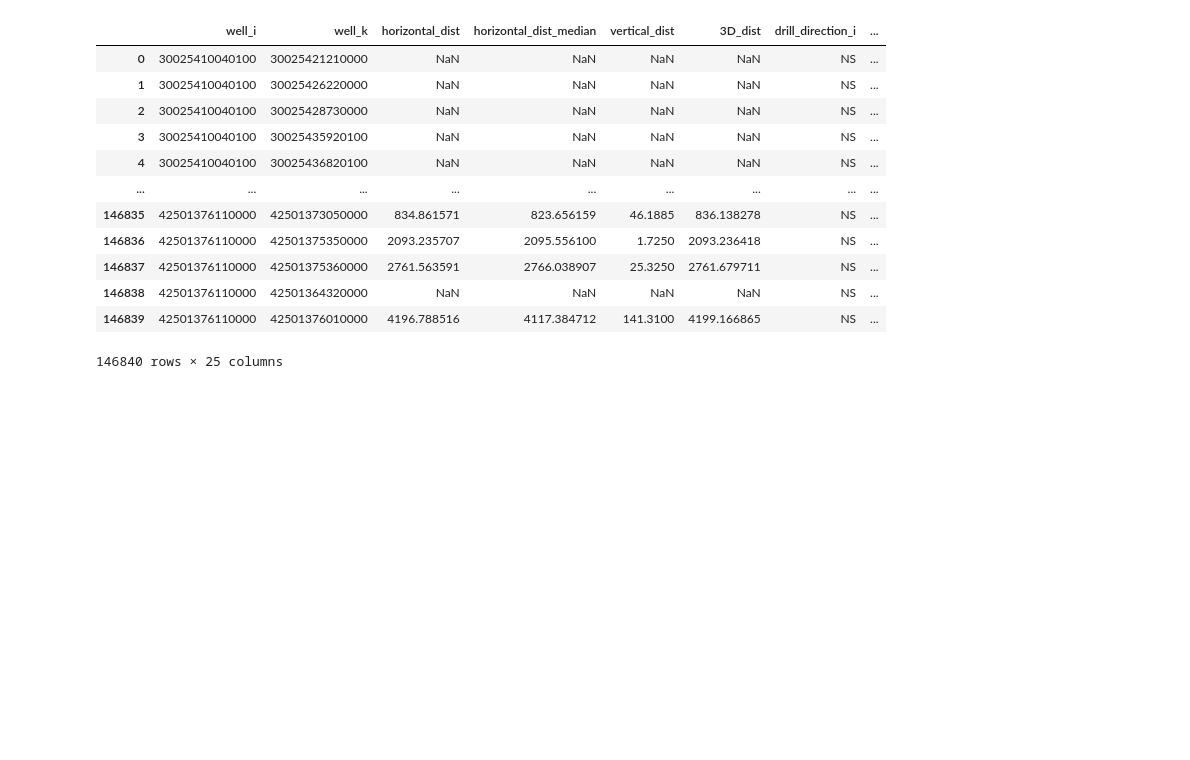
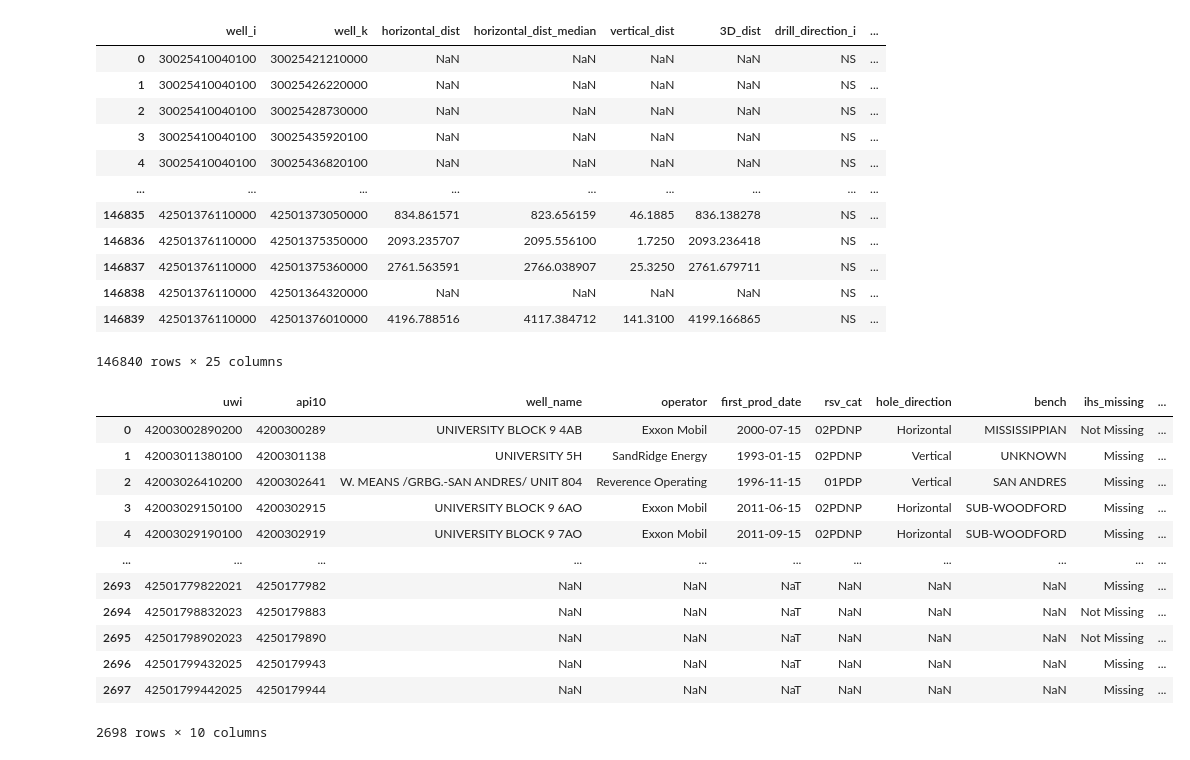
Before and after one commit to apoorvasaxena03/well-spacing-analyzer, a Jupyter notebook: notebooks/spacing_stat_ik_v1.ipynb, the cells around one changed output. Saved outputs shown, nothing was run; the diff lists cells and outputs as text; code cells hidden in the pictures; blank space fills up the shorter version.

```diff
--- a/notebooks/spacing_stat_ik_v1.ipynb
+++ b/notebooks/spacing_stat_ik_v1.ipynb
@@ -1959,4 +1957,20 @@ df_spacing_ik
 | 146838 | 42501376110000 | 42501364320000 | NaN | NaN | NaN | NaN | NS | ... |
 | 146839 | 42501376110000 | 42501376010000 | 4196.788516 | 4117.384712 | 141.3100 | 4199.166865 | NS | ... |
 146840 rows × 25 columns
+# %%
+df_header
+# %% [output]
+|  | uwi | api10 | well_name | operator | first_prod_date | rsv_cat | hole_direction | bench | ihs_missing | ... |
+| 0 | 42003002890200 | 4200300289 | UNIVERSITY BLOCK 9 4AB | Exxon Mobil | 2000-07-15 | 02PDNP | Horizontal | MISSISSIPPIAN | Not Missing | ... |
+| 1 | 42003011380100 | 4200301138 | UNIVERSITY 5H | SandRidge Energy | 1993-01-15 | 02PDNP | Vertical | UNKNOWN | Missing | ... |
+| 2 | 42003026410200 | 4200302641 | W. MEANS /GRBG.-SAN ANDRES/ UNIT 804 | Reverence Operating | 1996-11-15 | 01PDP | Vertical | SAN ANDRES | Missing | ... |
+| 3 | 42003029150100 | 4200302915 | UNIVERSITY BLOCK 9 6AO | Exxon Mobil | 2011-06-15 | 02PDNP | Horizontal | SUB-WOODFORD | Missing | ... |
+| 4 | 42003029190100 | 4200302919 | UNIVERSITY BLOCK 9 7AO | Exxon Mobil | 2011-09-15 | 02PDNP | Horizontal | SUB-WOODFORD | Missing | ... |
+| ... | ... | ... | ... | ... | ... | ... | ... | ... | ... | ... |
+| 2693 | 42501779822021 | 4250177982 | NaN | NaN | NaT | NaN | NaN | NaN | Missing | ... |
+| 2694 | 42501798832023 | 4250179883 | NaN | NaN | NaT | NaN | NaN | NaN | Not Missing | ... |
+| 2695 | 42501798902023 | 4250179890 | NaN | NaN | NaT | NaN | NaN | NaN | Not Missing | ... |
+| 2696 | 42501799432025 | 4250179943 | NaN | NaN | NaT | NaN | NaN | NaN | Missing | ... |
+| 2697 | 42501799442025 | 4250179944 | NaN | NaN | NaT | NaN | NaN | NaN | Missing | ... |
+2698 rows × 10 columns
 # %%
```
Also changed, not shown: parts of 13 cells of this notebook, 3 other files.
